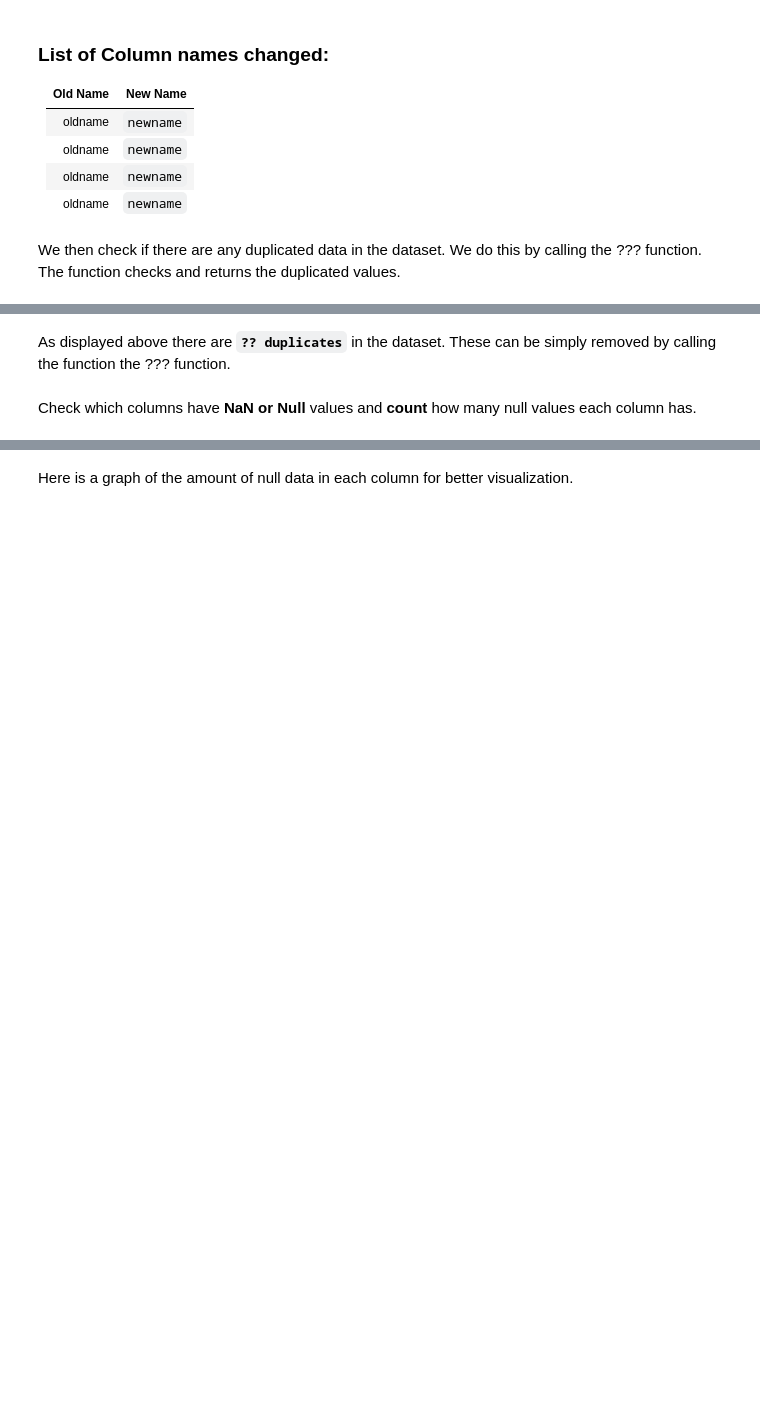
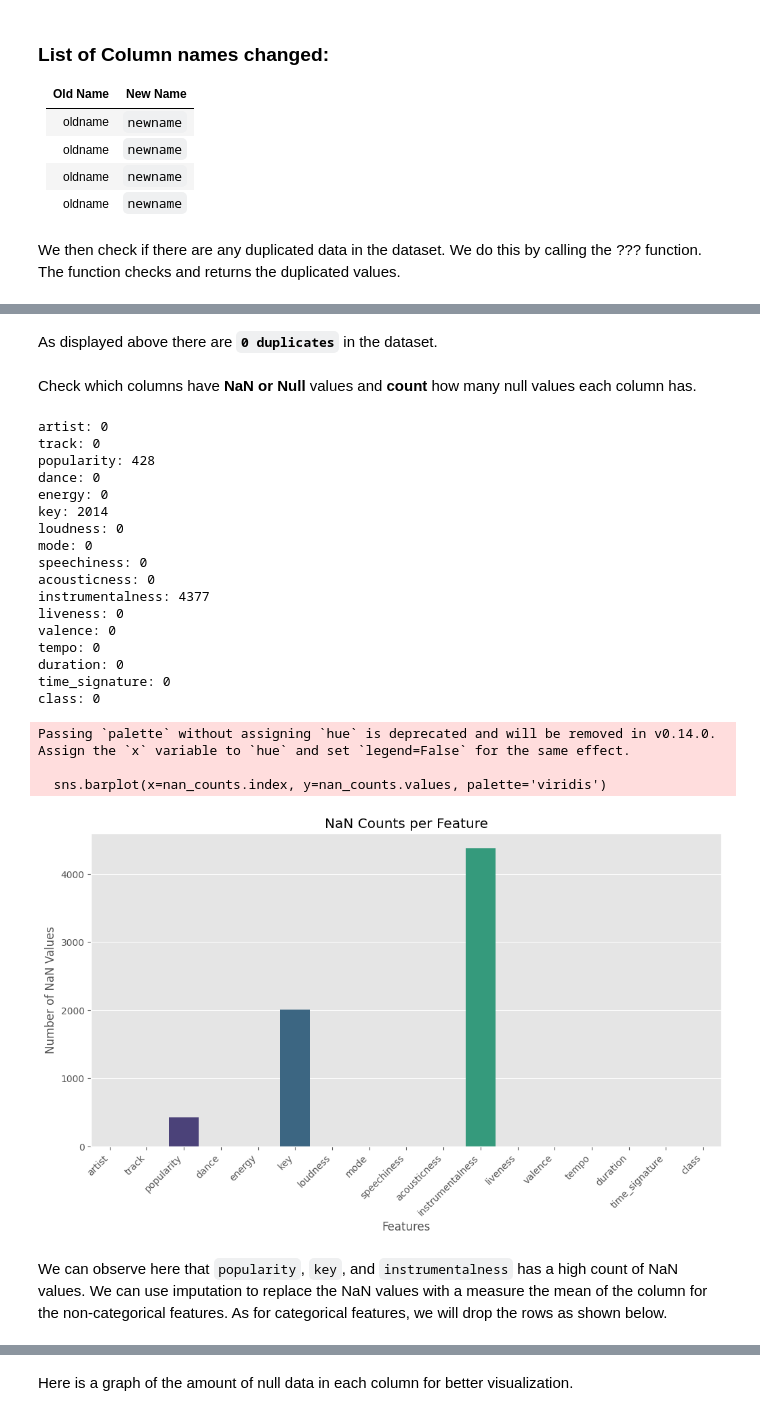
Before and after one commit to lowrainxx/STINTSY-MP, a Jupyter notebook: flexbomb_irah.ipynb, the cells around one changed output, grey strips where cells are left out. Cells and saved outputs as stored; diff of their text form; code cells hidden in the pictures; blank space fills up the shorter version.

Commit message:
BIG UPDAAATE
+ Preprocessing and Cleaning
- Changed EDA Q#7
+ created music df with no outliers

```diff
--- a/flexbomb_irah.ipynb
+++ b/flexbomb_irah.ipynb
@@ -101,0 +124,3 @@ with open('music.csv', 'r') as csv_file:
+# %%
+music_df = pd.read_csv('music.csv')
+music_df.head()
@@ -117,0 +151,25 @@ First, we will organize the dataset columns to make it easier to understand. Als
+# %%
+
+column_mapping = {
+    'Artist Name': 'artist',
+    'Track Name': 'track',
+    'Popularity': 'popularity',
+    'danceability': 'dance',
+    'energy': 'energy',
+    'key': 'key',
+    'loudness': 'loudness',
+    'mode': 'mode',
+    'speechiness': 'speechiness',
+    'acousticness': 'acousticness',
+    'instrumentalness': 'instrumentalness',
+    'liveness': 'liveness',
+    'valence': 'valence',
+    'tempo': 'tempo',
+    'duration_in min/ms': 'duration',
+    'time_signature': 'time_signature',
+    'Class': 'class'
+}
+
+# Rename columns in the DataFrame
+music_df.rename(columns=column_mapping, inplace=True)
+print(music_df.columns)
@@ -134,5 +206,5 @@ Duplicated data
 # %% [markdown]
-As displayed above there are **``?? duplicates``** in the dataset. These can be simply removed by calling the function the ??? function.
+As displayed above there are **``0 duplicates``** in the dataset.
 # %%
 #drop duplicates
 # %% [markdown]
@@ -141,0 +212,37 @@ Check which columns have **NaN or Null** values and **count** how many null valu
+# %%
+# show nan_count per variable
+nan_counts = music_df.isna().sum()
+for feature, nan_count in nan_counts.items():
+    print(f"{feature}: {nan_count}")
+
+plt.figure(figsize=(12, 6))
+sns.barplot(x=nan_counts.index, y=nan_counts.values, palette='viridis')
+plt.title('NaN Counts per Feature')
+plt.xlabel('Features')
+plt.ylabel('Number of NaN Values')
+plt.xticks(rotation=45, ha='right')  # Adjust rotation for better readability
+plt.show()
+# %% [output]
+artist: 0
+track: 0
+popularity: 428
+dance: 0
+energy: 0
+key: 2014
+loudness: 0
+mode: 0
+speechiness: 0
+acousticness: 0
+instrumentalness: 4377
+liveness: 0
+valence: 0
+tempo: 0
+duration: 0
+time_signature: 0
+class: 0
+Passing `palette` without assigning `hue` is deprecated and will be removed in v0.14.0. Assign the `x` variable to `hue` and set `legend=False` for the same effect.
+
+  sns.barplot(x=nan_counts.index, y=nan_counts.values, palette='viridis')
+[figure, added]
+# %% [markdown]
+We can observe here that `popularity`, `key`, and `instrumentalness` has a high count of NaN values. We can use imputation to replace the NaN values with a measure the mean of the column for the non-categorical features. As for categorical features, we will drop the rows as shown below.
```
Also changed, not shown: parts of 27 cells of this notebook.
